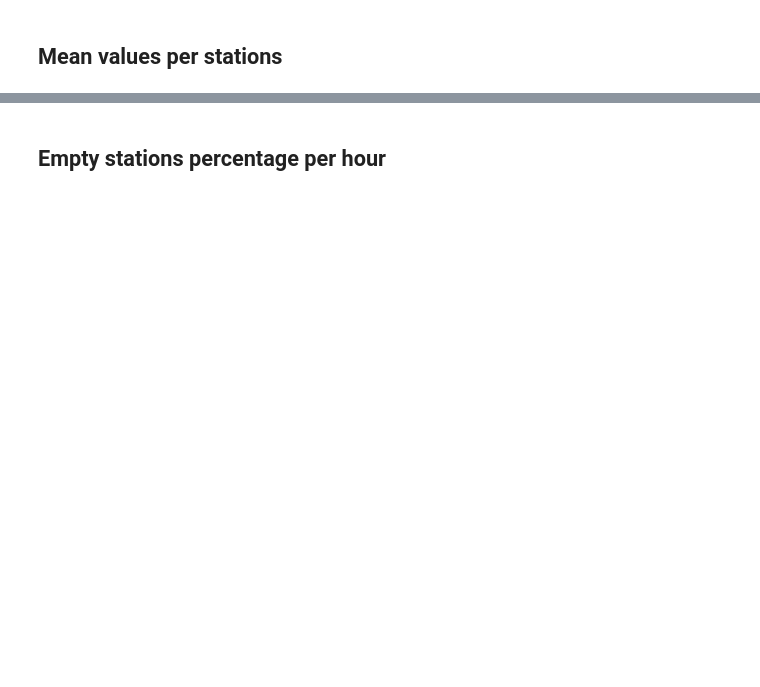
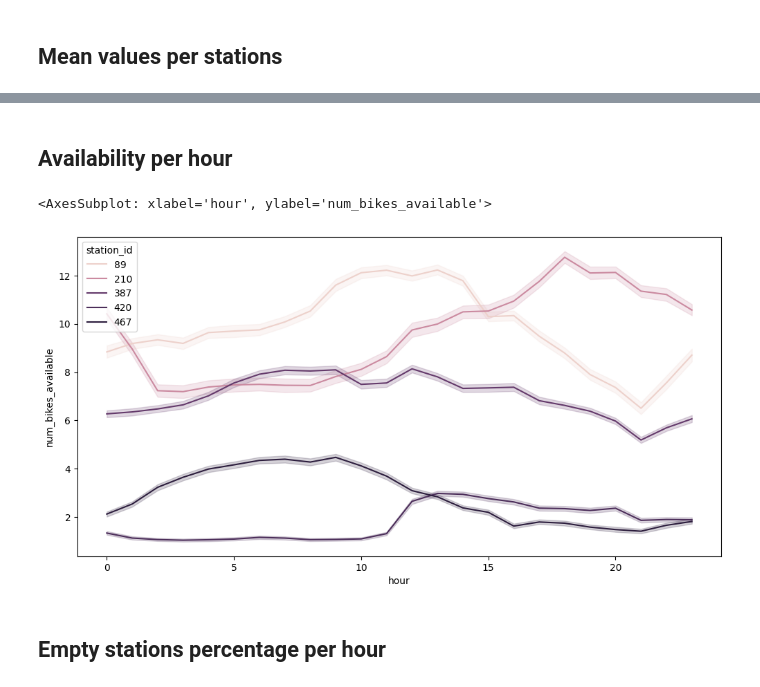
Before and after one commit to BicisBA/research, a Jupyter notebook: notebooks/stations.ipynb, the cells around one changed output, grey strips where cells are left out. Cells and saved outputs as stored; diff of their text form; code cells hidden in the pictures; blank space fills up the shorter version.

```diff
--- a/notebooks/stations.ipynb
+++ b/notebooks/stations.ipynb
@@ -70,3 +55,13 @@ sns.displot(station_means, x="num_bikes_available")
+# %% [markdown]
+## Availability per hour
+# %%
+random.seed(73)
+stations_to_plot = random.sample(list(dataset_df["station_id"].unique()), k=5)
+plt.figure(figsize=(12,6))
+sns.lineplot(dataset_df[dataset_df["station_id"].isin(stations_to_plot)], x="hour", y="num_bikes_available", hue="station_id")
+# %% [output]
+<AxesSubplot: xlabel='hour', ylabel='num_bikes_available'>
+[figure, added]
 # %% [markdown]
 ## Empty stations percentage per hour
 # %%
```
Also changed, not shown: parts of 12 cells of this notebook, 4 other files.
